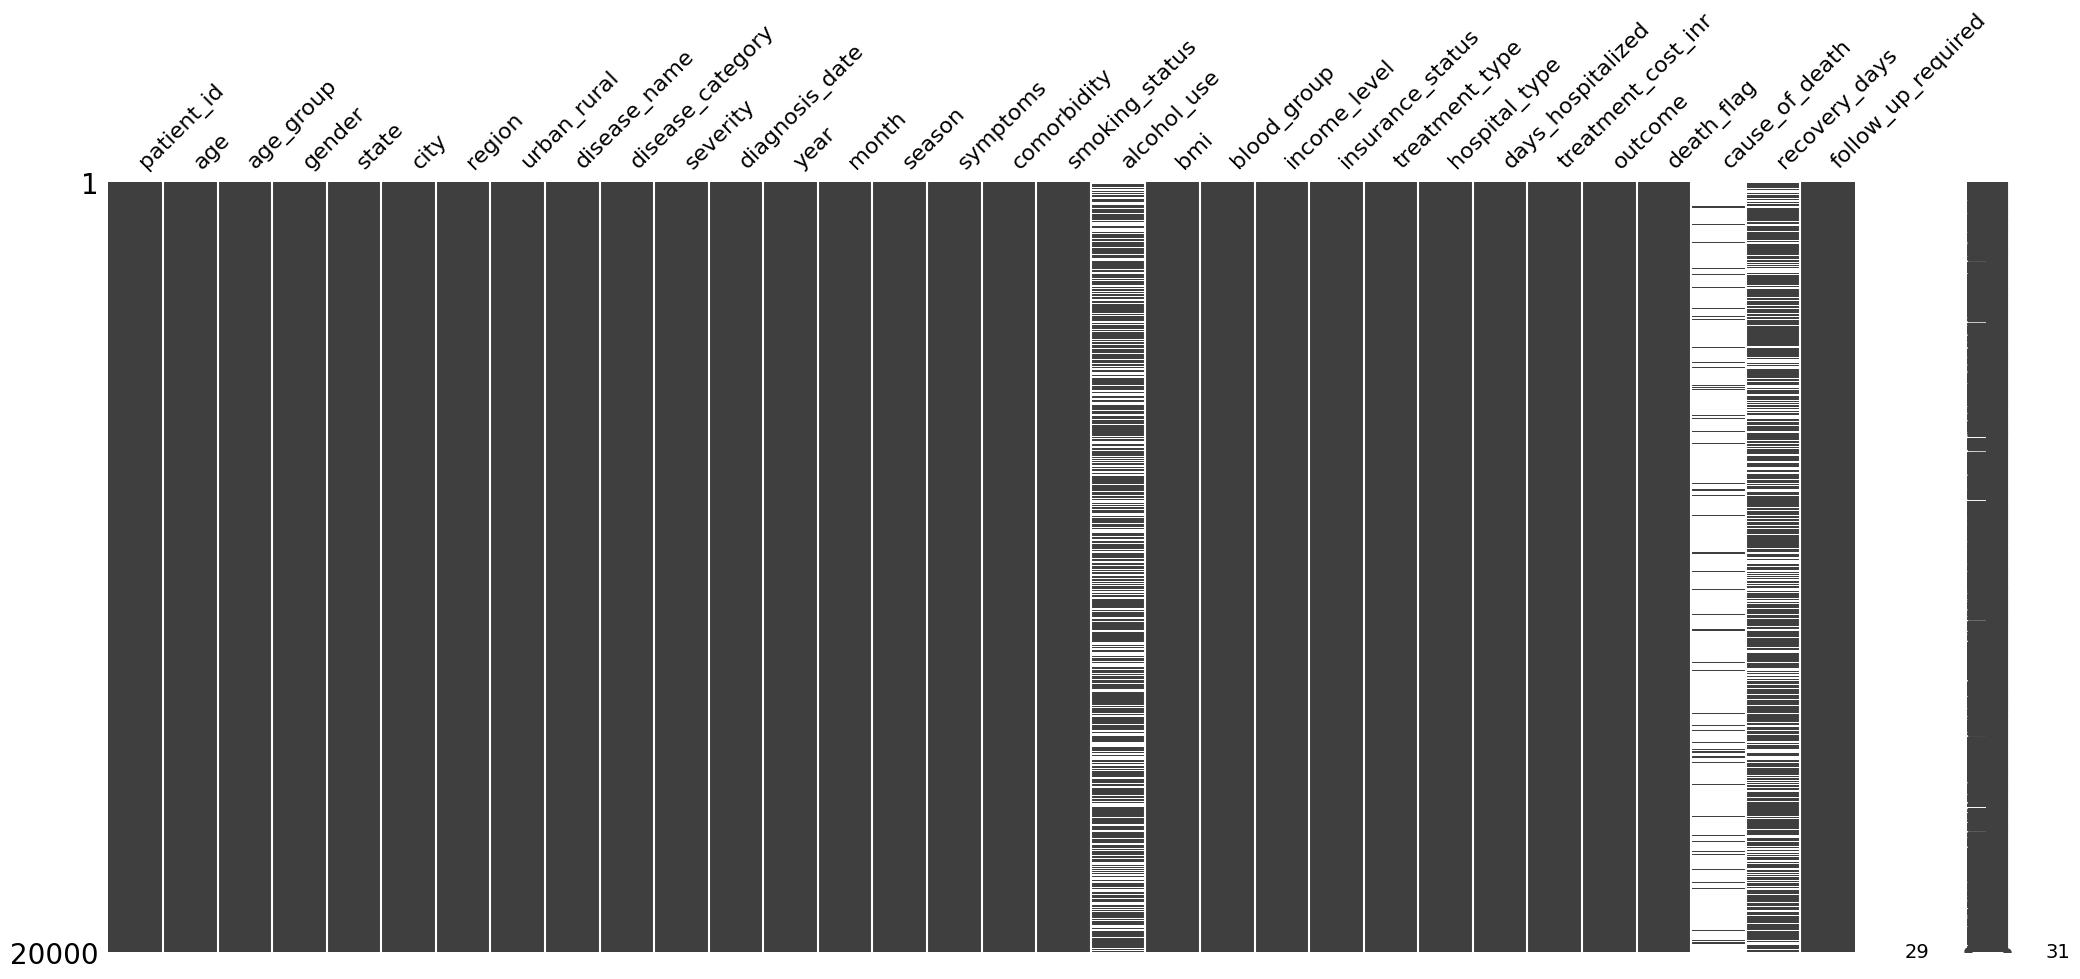
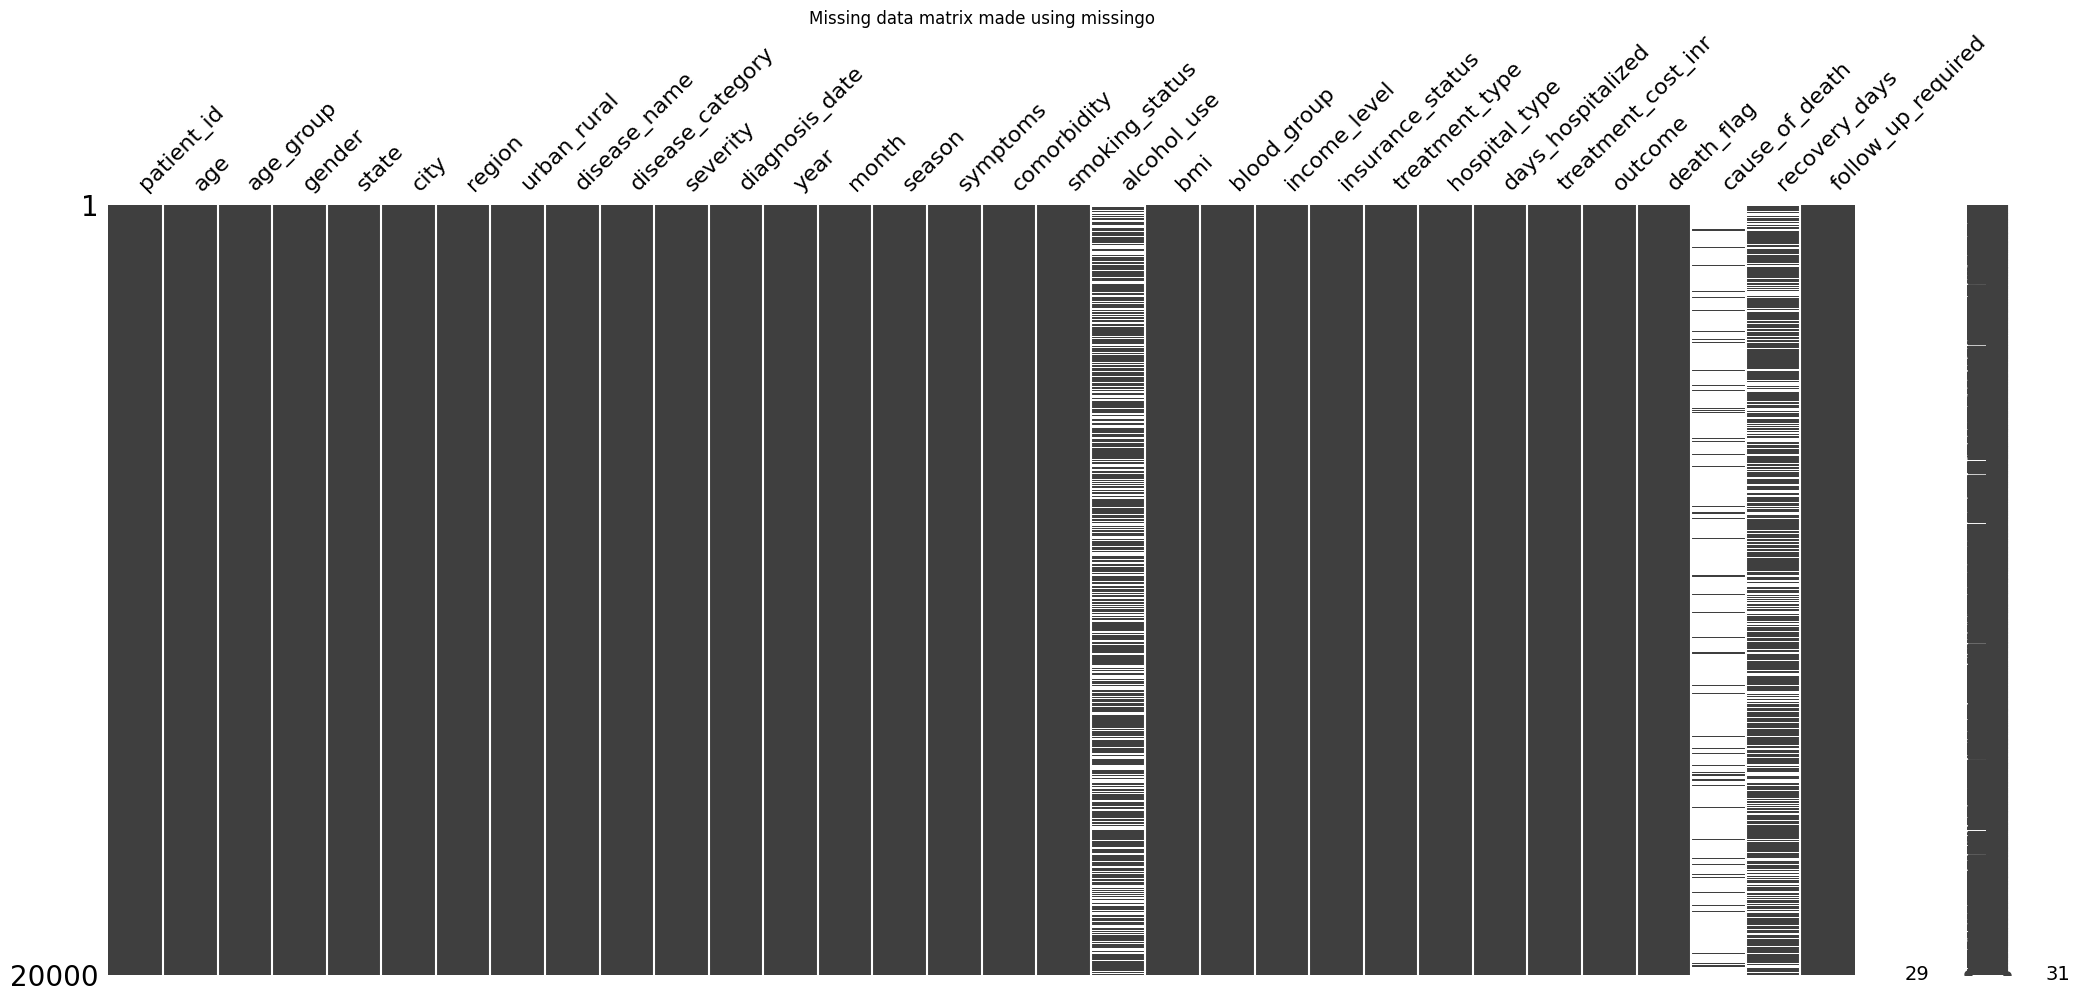
The notebook cell's code change between the first figure and the second:
--- before
+++ after
@@ -1 +1,4 @@
 msno.matrix(df_raw)
+plt.title("Missing data matrix made using missingo")
+plt.savefig("figures/missing_data_matrix.png")
+plt.show()

Commit: Adding code to save graphs and uploading all the saved graphs